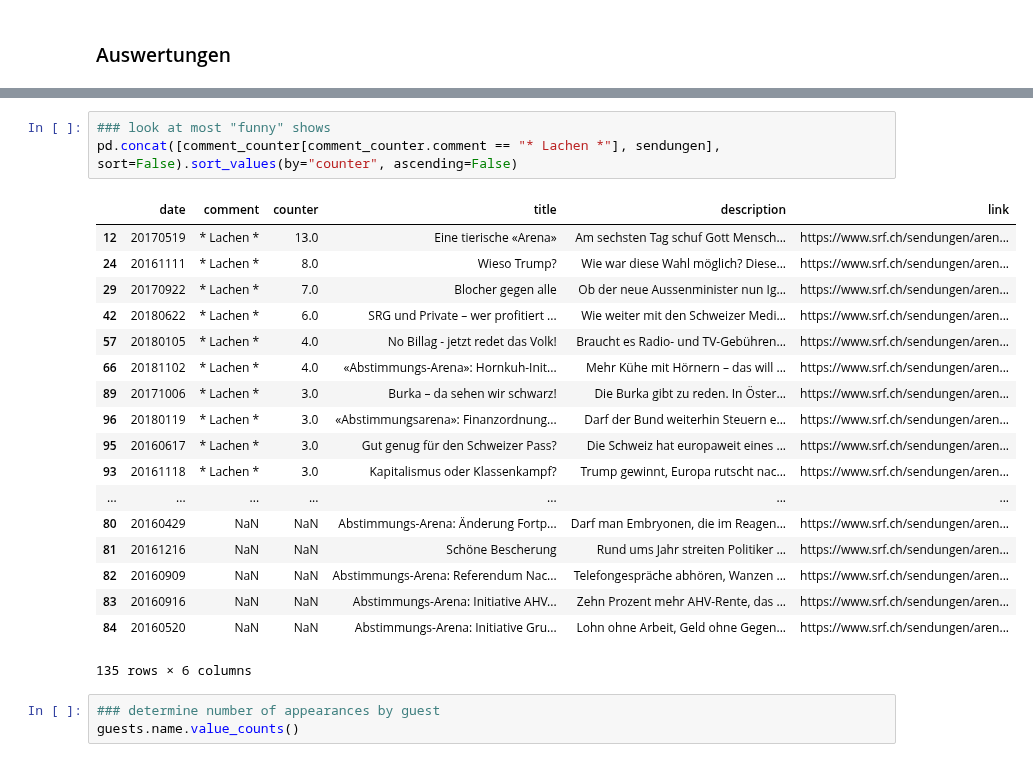
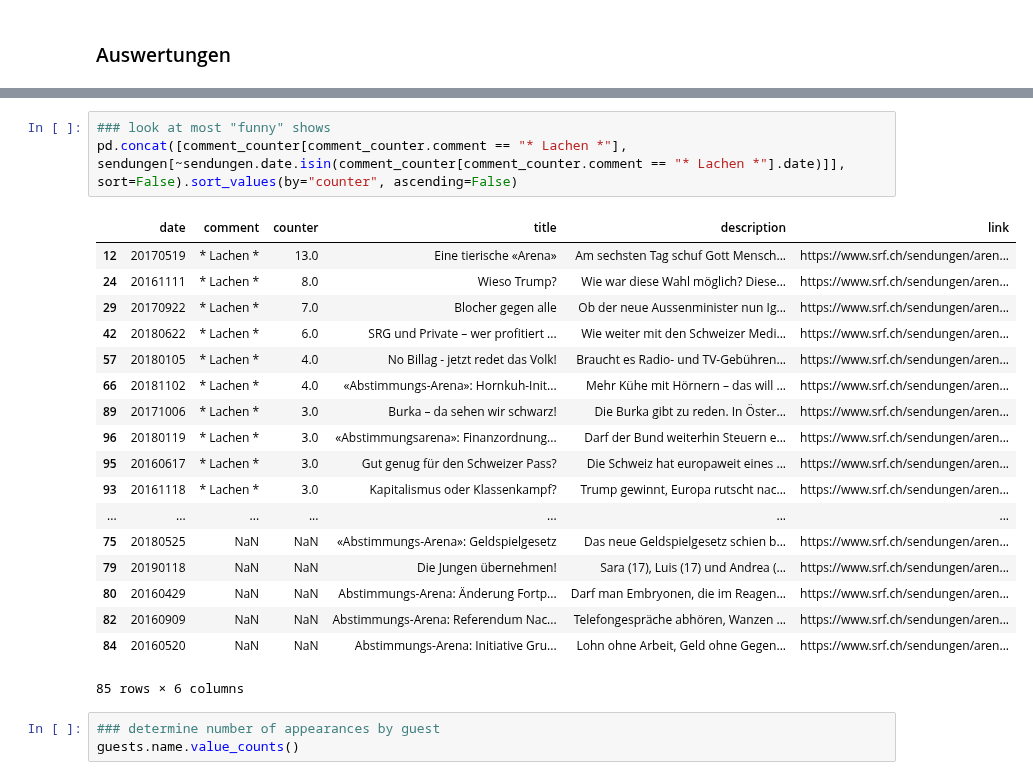
Before and after one commit to tamedia-ddj/teletext_arena_public, a Jupyter notebook: 0_SwissTXT_Analysis.ipynb, the cells around one changed output, grey strips where cells are left out. Cells and saved outputs as stored; diff of their text form.

```diff
--- a/0_SwissTXT_Analysis.ipynb
+++ b/0_SwissTXT_Analysis.ipynb
@@ -271,25 +271,25 @@ pd.concat([comment_counter[comment_counter.comment == "* Sie sprechen durcheinan
 # %%
 ### look at most "funny" shows
-pd.concat([comment_counter[comment_counter.comment == "* Lachen *"], sendungen], sort=False).sort_values(by="counter", ascending=False)
+pd.concat([comment_counter[comment_counter.comment == "* Lachen *"], sendungen[~sendungen.date.isin(comment_counter[comment_counter.comment == "* Lachen *"].date)]], sort=False).sort_values(by="counter", ascending=False)
 # %% [output]
 |  | date | comment | counter | title | description | link |
 | 12 | 20170519 | * Lachen * | 13.0 | Eine tierische «Arena» | Am sechsten Tag schuf Gott Mensch... | https://www.srf.ch/sendungen/aren... |
 | 24 | 20161111 | * Lachen * | 8.0 | Wieso Trump? | Wie war diese Wahl möglich? Diese... | https://www.srf.ch/sendungen/aren... |
 | 29 | 20170922 | * Lachen * | 7.0 | Blocher gegen alle | Ob der neue Aussenminister nun Ig... | https://www.srf.ch/sendungen/aren... |
 | 42 | 20180622 | * Lachen * | 6.0 | SRG und Private – wer profitiert ... | Wie weiter mit den Schweizer Medi... | https://www.srf.ch/sendungen/aren... |
 | 57 | 20180105 | * Lachen * | 4.0 | No Billag - jetzt redet das Volk! | Braucht es Radio- und TV-Gebühren... | https://www.srf.ch/sendungen/aren... |
 | 66 | 20181102 | * Lachen * | 4.0 | «Abstimmungs-Arena»: Hornkuh-Init... | Mehr Kühe mit Hörnern – das will ... | https://www.srf.ch/sendungen/aren... |
 | 89 | 20171006 | * Lachen * | 3.0 | Burka – da sehen wir schwarz! | Die Burka gibt zu reden. In Öster... | https://www.srf.ch/sendungen/aren... |
 | 96 | 20180119 | * Lachen * | 3.0 | «Abstimmungsarena»: Finanzordnung... | Darf der Bund weiterhin Steuern e... | https://www.srf.ch/sendungen/aren... |
 | 95 | 20160617 | * Lachen * | 3.0 | Gut genug für den Schweizer Pass? | Die Schweiz hat europaweit eines ... | https://www.srf.ch/sendungen/aren... |
 | 93 | 20161118 | * Lachen * | 3.0 | Kapitalismus oder Klassenkampf? | Trump gewinnt, Europa rutscht nac... | https://www.srf.ch/sendungen/aren... |
 | ... | ... | ... | ... | ... | ... | ... |
+| 75 | 20180525 | NaN | NaN | «Abstimmungs-Arena»: Geldspielgesetz | Das neue Geldspielgesetz schien b... | https://www.srf.ch/sendungen/aren... |
+| 79 | 20190118 | NaN | NaN | Die Jungen übernehmen! | Sara (17), Luis (17) und Andrea (... | https://www.srf.ch/sendungen/aren... |
 | 80 | 20160429 | NaN | NaN | Abstimmungs-Arena: Änderung Fortp... | Darf man Embryonen, die im Reagen... | https://www.srf.ch/sendungen/aren... |
-| 81 | 20161216 | NaN | NaN | Schöne Bescherung | Rund ums Jahr streiten Politiker ... | https://www.srf.ch/sendungen/aren... |
 | 82 | 20160909 | NaN | NaN | Abstimmungs-Arena: Referendum Nac... | Telefongespräche abhören, Wanzen ... | https://www.srf.ch/sendungen/aren... |
-| 83 | 20160916 | NaN | NaN | Abstimmungs-Arena: Initiative AHV... | Zehn Prozent mehr AHV-Rente, das ... | https://www.srf.ch/sendungen/aren... |
 | 84 | 20160520 | NaN | NaN | Abstimmungs-Arena: Initiative Gru... | Lohn ohne Arbeit, Geld ohne Gegen... | https://www.srf.ch/sendungen/aren... |
-135 rows × 6 columns
+85 rows × 6 columns
 # %%
 ### determine number of appearances by guest
 guests.name.value_counts()
```
Also changed, not shown: parts of 1 cell of this notebook.
